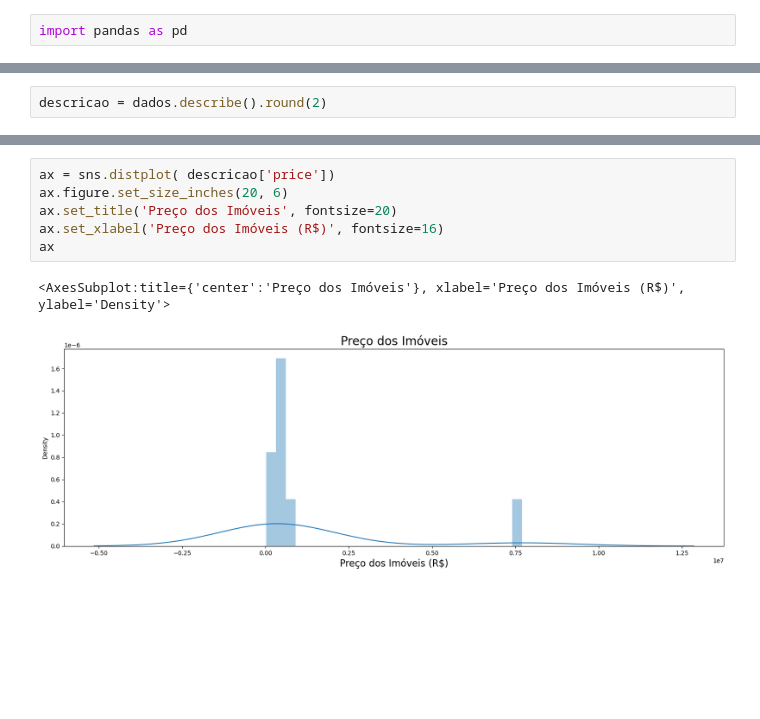
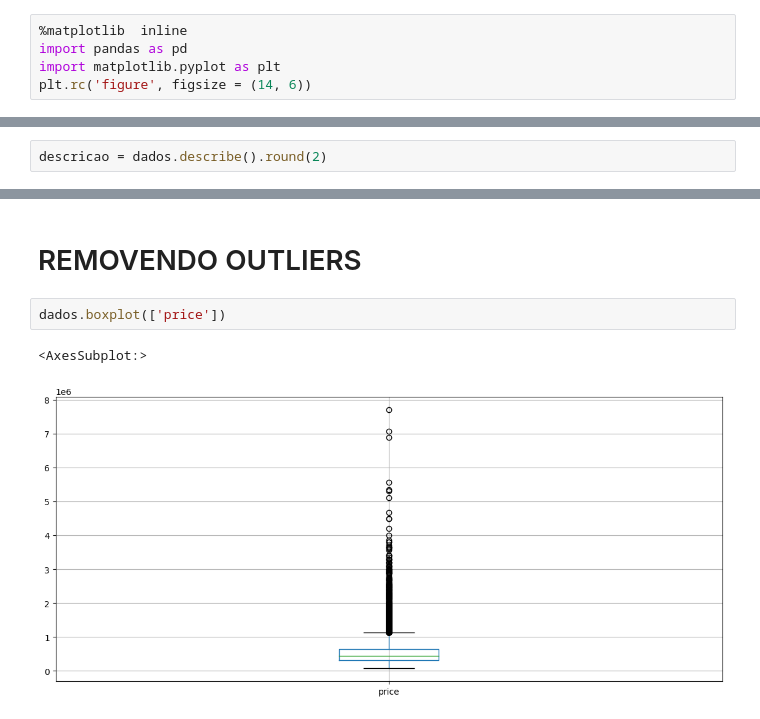
Before and after one commit to rodrigoalmeida2/Data-Science, a Jupyter notebook: projetos python/Casas/Análise de dados.ipynb, the cells around one changed output, grey strips where cells are left out. Drawn from its saved outputs; the diff is of its cells as text; blank space fills up the shorter version.

```diff
--- a/projetos python/Casas/Análise de dados.ipynb
+++ b/projetos python/Casas/Análise de dados.ipynb
@@ -1,2 +1,5 @@
 # %%
+%matplotlib  inline
 import pandas as pd
+import matplotlib.pyplot as plt
+plt.rc('figure', figsize = (14, 6))
@@ -32,12 +33,10 @@ descricao
 | 50% | 3.904930e+09 | 450000.00 | 3.00 | 2.25 | 1910.00 | 7618.00 | 1.50 | 0.00 | 0.00 | 3.00 | ... |
 | 75% | 7.308900e+09 | 645000.00 | 4.00 | 2.50 | 2550.00 | 10688.00 | 2.00 | 0.00 | 0.00 | 4.00 | ... |
 | max | 9.900000e+09 | 7700000.00 | 33.00 | 8.00 | 13540.00 | 1651359.00 | 3.50 | 1.00 | 4.00 | 5.00 | ... |
+# %% [markdown]
+# REMOVENDO OUTLIERS
 # %%
-ax = sns.distplot( descricao['price'])
-ax.figure.set_size_inches(20, 6)
-ax.set_title('Preço dos Imóveis', fontsize=20)
-ax.set_xlabel('Preço dos Imóveis (R$)', fontsize=16)
-ax
+dados.boxplot(['price'])
 # %% [output]
-<AxesSubplot:title={'center':'Preço dos Imóveis'}, xlabel='Preço dos Imóveis (R$)', ylabel='Density'>
+<AxesSubplot:>
-[figure, old version]
+[figure, new version]
```
Also changed, not shown: parts of 8 cells of this notebook, 2 other files.
